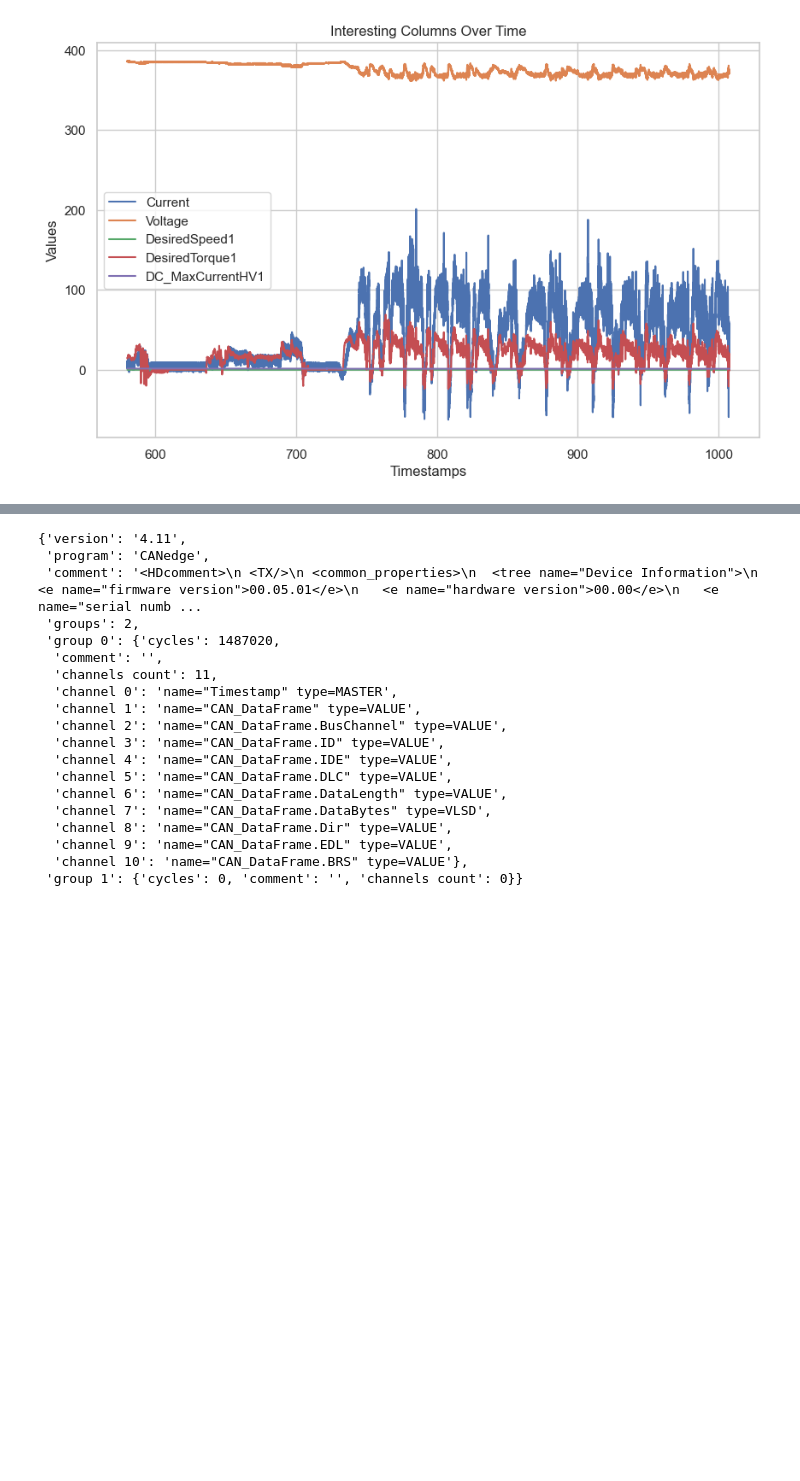
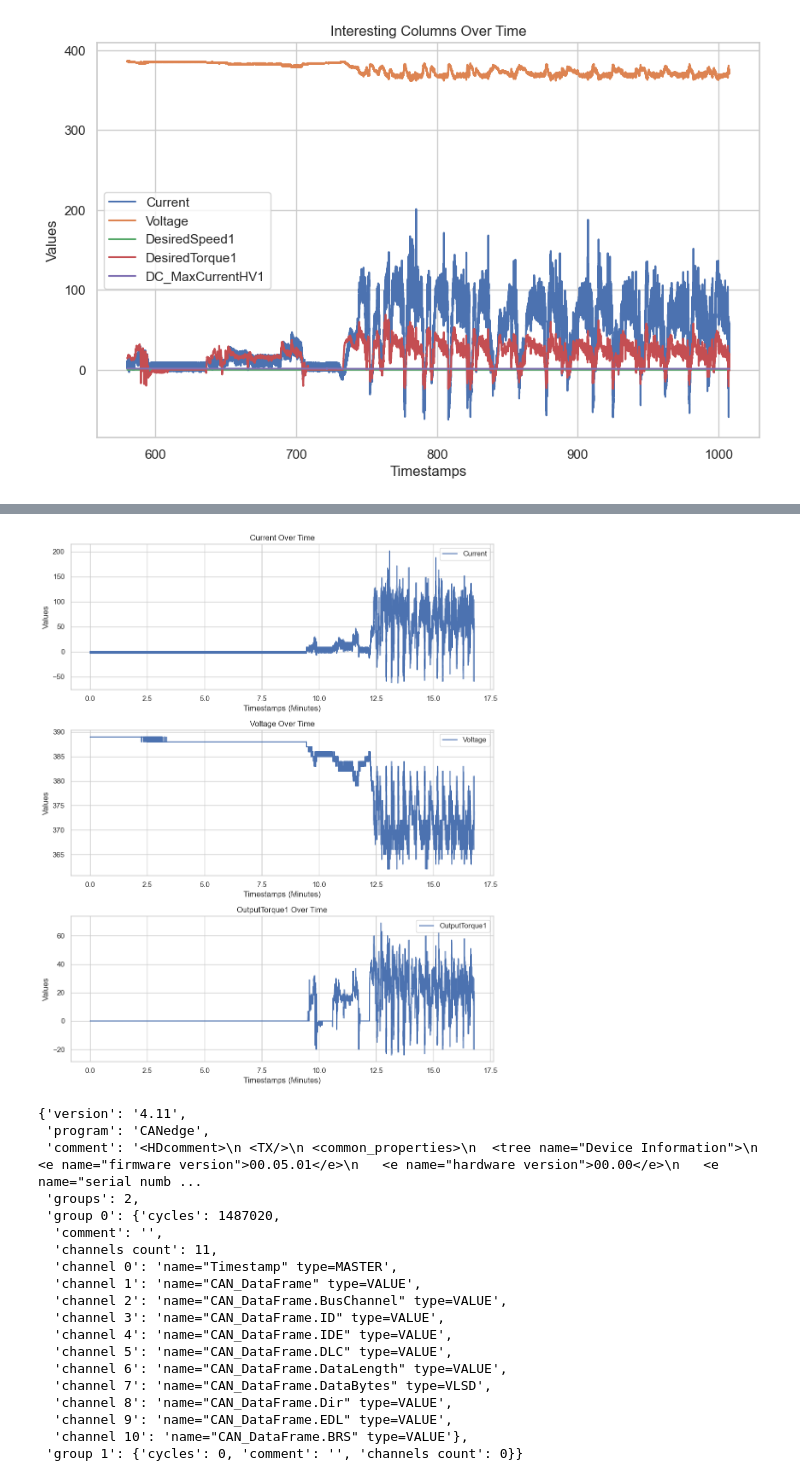
Before and after one commit to Katsie011/vehicle-can-parser-and-dashboard, a Jupyter notebook: sandbox.ipynb, the cells around one changed output, grey strips where cells are left out. Saved outputs shown, nothing was run; the diff lists cells and outputs as text; code cells hidden in the pictures; blank space fills up the shorter version.

Commit message:
all the other files. Setup requirements. Fix plotting.... ish

```diff
--- a/sandbox.ipynb
+++ b/sandbox.ipynb
@@ -144,3 +135,32 @@ plt.show()
+# %%
+# print(list(df_filtered.columns))
+interesting_cols = ["Current",
+                    "Voltage",
+"OutputTorque1",
+]
+import matplotlib.pyplot as plt
+import seaborn as sns
+
+sns.set_theme(style='whitegrid')
+
+
+# Plotting each interesting column on a separate subplot, excluding the first 580 samples
+fig, axes = plt.subplots(len(interesting_cols), 1, figsize=(10, 4*len(interesting_cols)))  # Create a subplot for each column
+# sampled_df = df_filtered[df_filtered.index > 580]
+sampled_df = df_filtered
+
+for ax, col in zip(axes, interesting_cols):
+    ax.plot(sampled_df.index/60, sampled_df[col], "-", label=col)
+    ax.set_xlabel('Timestamps (Minutes)')
+    ax.set_ylabel('Values')
+    ax.set_title(f'{col} Over Time')
+    ax.legend()
+    ax.grid(True)
+
+plt.tight_layout()
+plt.show()
+# %% [output]
+[figure, added]
 # %%
 mdf.info()
 # %% [output]
```
Also changed, not shown: parts of 3 cells of this notebook, 7 other files.
